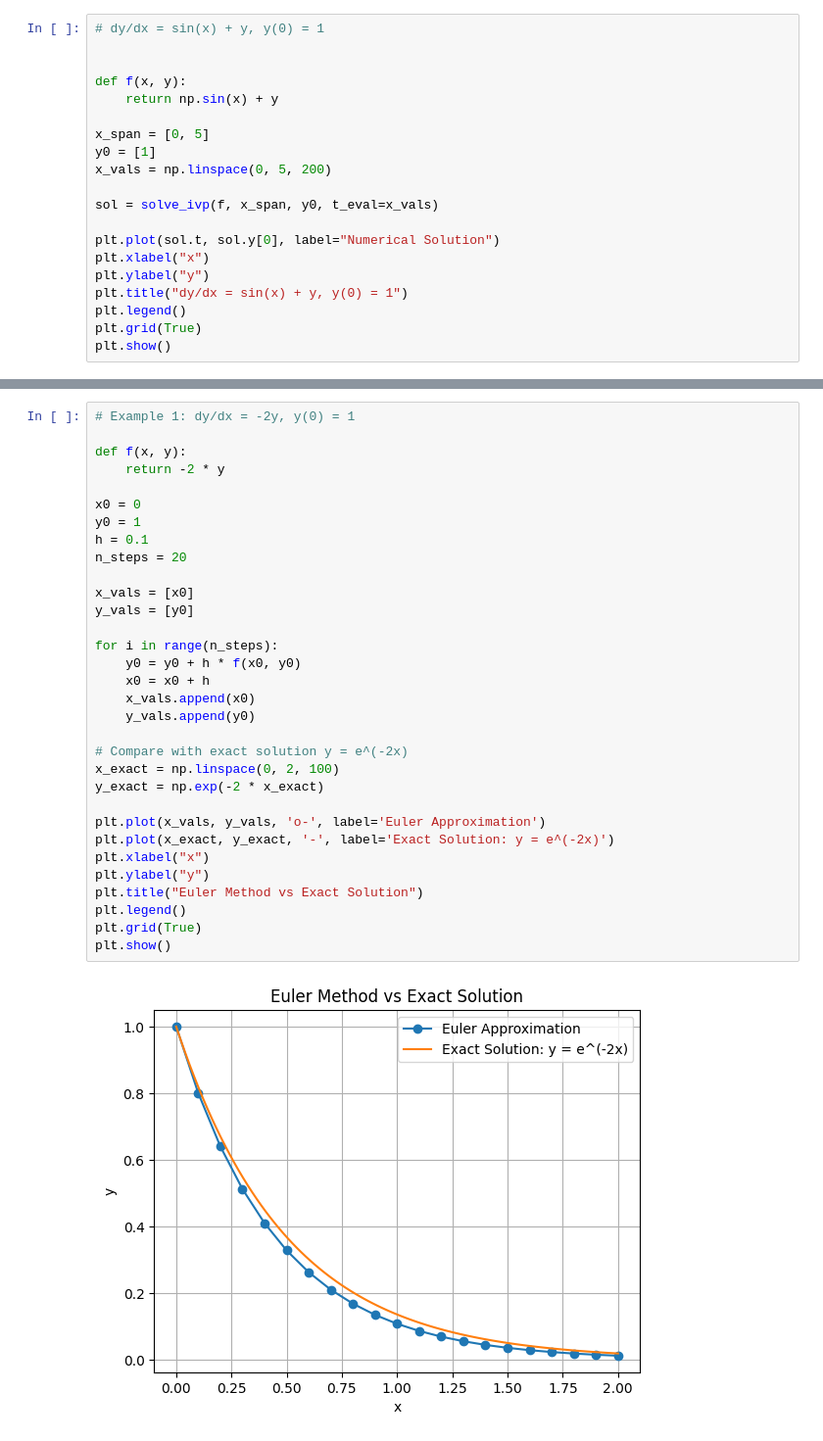
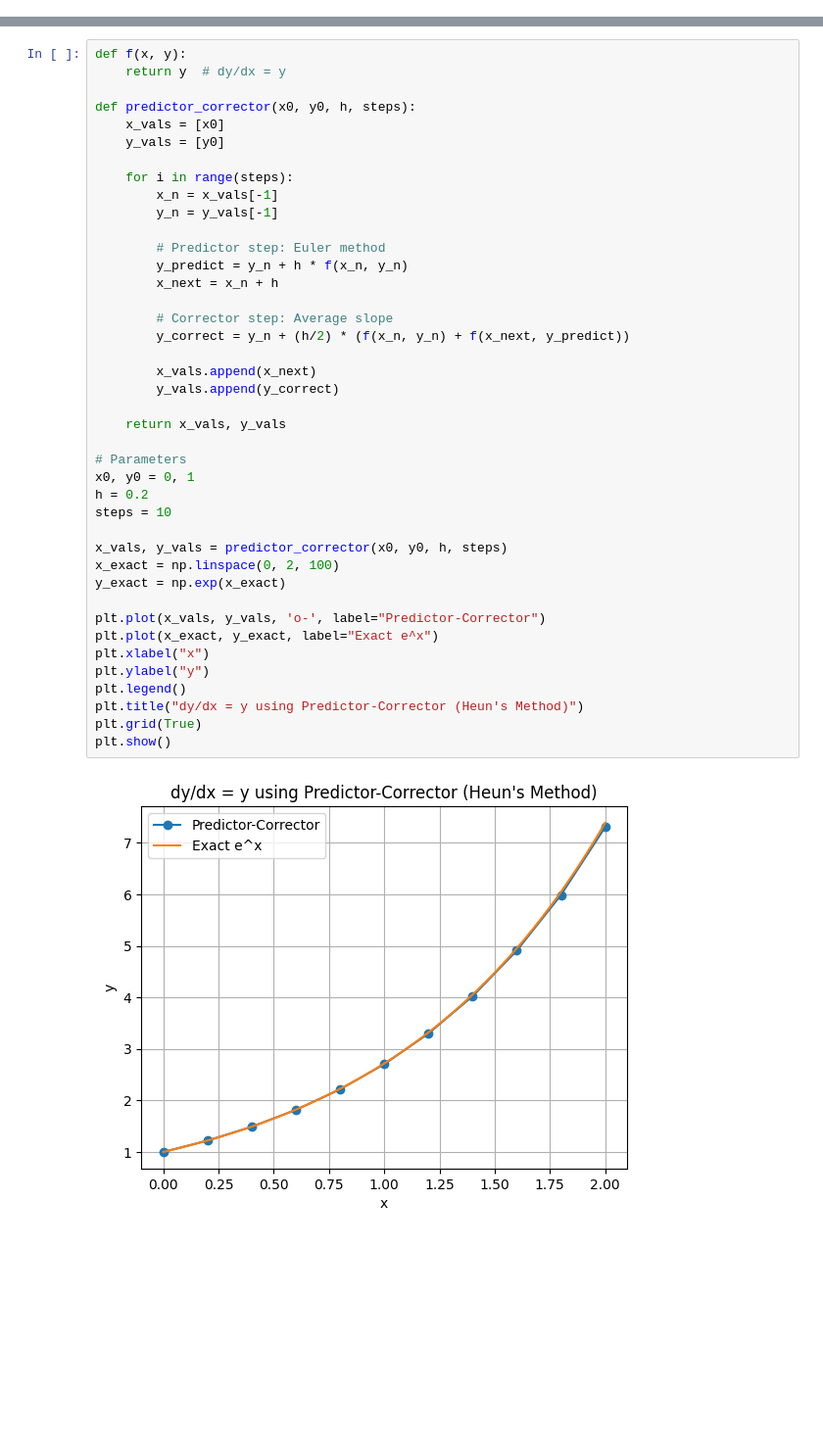
Before and after one commit to danikayoung16/MAT421, a Jupyter notebook: ModuleH.ipynb, the cells around one changed output, grey strips where cells are left out. Shown: that part at 98% size. Saved outputs shown, nothing was run; the diff lists cells and outputs as text; blank space fills up the shorter version.

```diff
--- a/ModuleH.ipynb
+++ b/ModuleH.ipynb
@@ -47,20 +6,0 @@ plt.show()
-# %%
-# dy/dx = sin(x) + y, y(0) = 1
-
-
-def f(x, y):
-    return np.sin(x) + y
-
-x_span = [0, 5]
-y0 = [1]
-x_vals = np.linspace(0, 5, 200)
-
-sol = solve_ivp(f, x_span, y0, t_eval=x_vals)
-
-plt.plot(sol.t, sol.y[0], label="Numerical Solution")
-plt.xlabel("x")
-plt.ylabel("y")
-plt.title("dy/dx = sin(x) + y, y(0) = 1")
-plt.legend()
-plt.grid(True)
-plt.show()
@@ -151,34 +75,43 @@ Euler’s method is the foundation for more advanced numerical methods. It’s s
 # %%
-# Example 1: dy/dx = -2y, y(0) = 1
+def f(x, y):
+    return y  # dy/dx = y
 
-def f(x, y):
-    return -2 * y
+def predictor_corrector(x0, y0, h, steps):
+    x_vals = [x0]
+    y_vals = [y0]
 
-x0 = 0
-y0 = 1
-h = 0.1
-n_steps = 20
+    for i in range(steps):
+        x_n = x_vals[-1]
+        y_n = y_vals[-1]
 
-x_vals = [x0]
-y_vals = [y0]
+        # Predictor step: Euler method
+        y_predict = y_n + h * f(x_n, y_n)
+        x_next = x_n + h
 
-for i in range(n_steps):
-    y0 = y0 + h * f(x0, y0)
-    x0 = x0 + h
-    x_vals.append(x0)
-    y_vals.append(y0)
+        # Corrector step: Average slope
+        y_correct = y_n + (h/2) * (f(x_n, y_n) + f(x_next, y_predict))
 
-# Compare with exact solution y = e^(-2x)
+        x_vals.append(x_next)
+        y_vals.append(y_correct)
+
+    return x_vals, y_vals
+
+# Parameters
+x0, y0 = 0, 1
+h = 0.2
+steps = 10
+
+x_vals, y_vals = predictor_corrector(x0, y0, h, steps)
 x_exact = np.linspace(0, 2, 100)
-y_exact = np.exp(-2 * x_exact)
+y_exact = np.exp(x_exact)
 
-plt.plot(x_vals, y_vals, 'o-', label='Euler Approximation')
-plt.plot(x_exact, y_exact, '-', label='Exact Solution: y = e^(-2x)')
+plt.plot(x_vals, y_vals, 'o-', label="Predictor-Corrector")
+plt.plot(x_exact, y_exact, label="Exact e^x")
 plt.xlabel("x")
 plt.ylabel("y")
-plt.title("Euler Method vs Exact Solution")
 plt.legend()
+plt.title("dy/dx = y using Predictor-Corrector (Heun's Method)")
 plt.grid(True)
 plt.show()
 # %% [output]
-[figure, old version]
+[figure, new version]
```
Also changed, not shown: parts of 15 cells of this notebook.
